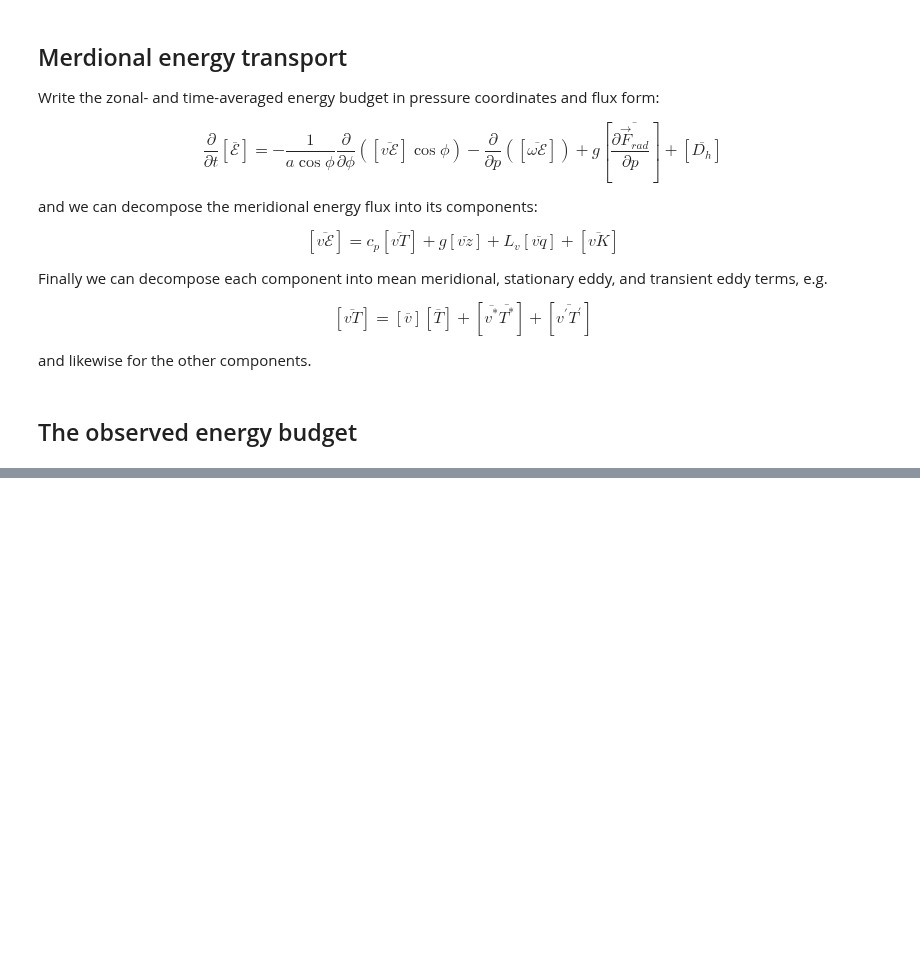
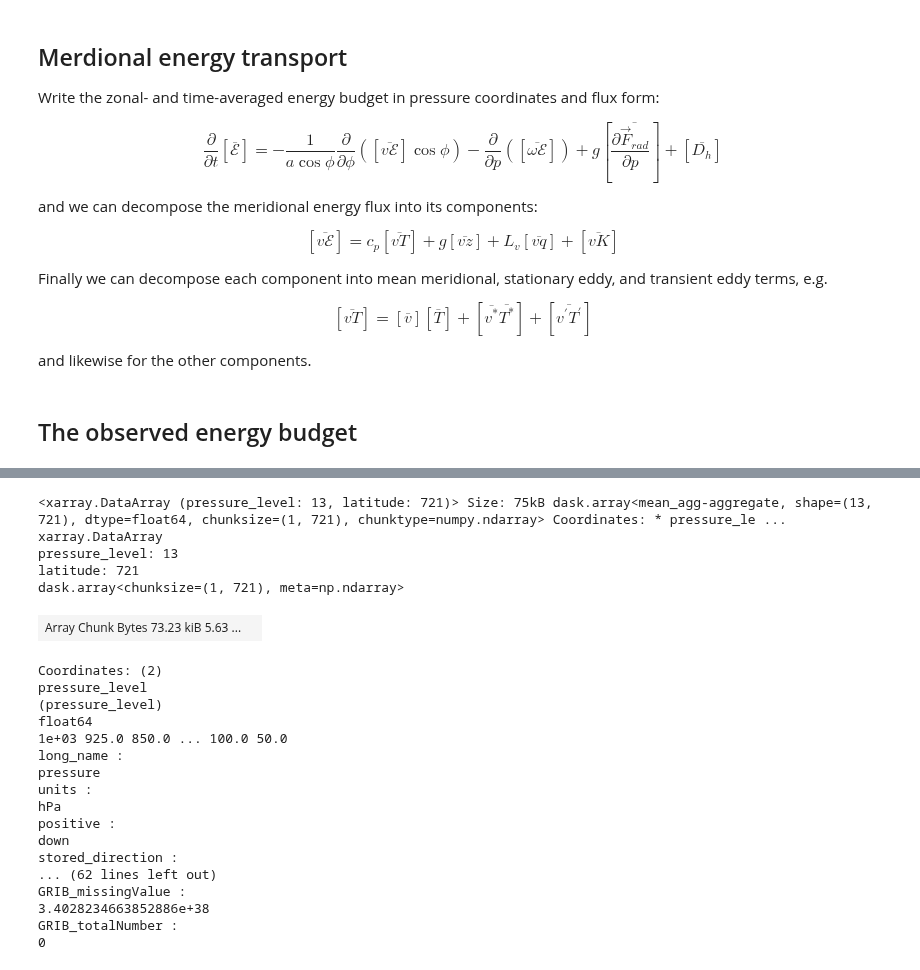
Before and after one commit to brian-rose/general-circulation, a Jupyter notebook: lectures/energy-budget.ipynb, the cells around one changed output, grey strips where cells are left out. Cells and saved outputs as stored; diff of their text form; code cells hidden in the pictures; blank space fills up the shorter version.

```diff
--- a/lectures/energy-budget.ipynb
+++ b/lectures/energy-budget.ipynb
@@ -123,21 +149,24 @@ Data variables: (12/16)
 # %%
 def bracket(data):
-    return data.mean(dim='lon', skipna=True)
+    return data.mean(dim='longitude', skipna=True)
 
 def star(data):
     return data - bracket(data)
 
-def bar(data, interval=ds.time.dt.month):
-    return data.groupby(interval).mean(skipna=True)
+def bar(data):
+    return data.mean(dim="valid_time", skipna=True)
 
-def prime(data, interval=ds.time.dt.month):
-    return data.groupby(interval) - bar(data, interval=interval)
+def prime(data):
+    return data - bar(data)
 
 def global_mean(data):
-    return data.weighted(np.cos(np.deg2rad(data.lat))).mean(dim=('lat','lon'), skipna=True)
+    return data.weighted(np.cos(np.deg2rad(data.latitude))).mean(dim=('latitude','longitude'), skipna=True)
+# %%
+#  Using a very short interval just for testing purposes
+interval = "2021-01-01"
 # %%
-v = ds.v
-T = ds.t - global_mean(ds.t) # we subtract the global mean everywhere to avoid large cancellations
+v = pressure_spatial.v.sel(valid_time=interval)
+T = pressure_spatial.t.sel(valid_time=interval)
 
 vbar = bar(v)
 vbracket = bracket(v)
@@ -145,11 +174,4 @@ vbarbracket = bracket(vbar)
 
 Tbar = bar(T)
 Tbracket = bracket(T)
-Tbarbracket = bracket(Tbar)
-
-vT = bracket(bar(v*T))
-vT_transient = bracket(bar(prime(v)*prime(T)))
-vT_stationary = bracket(star(vbar) * star(Tbar))
-vT_mmc = vbarbracket * bracket(Tbar - global_mean(Tbar))
-
-vT
+Tbarbracket = bar(Tbracket)
@@ -182,0 +178,3 @@ flux_list = [vT, vT_transient, vT_stationary, vT_mmc]
+# %%
+%%time
+Tbar_global = global_mean(Tbar).compute()  # we subtract the global mean everywhere to avoid large cancellations
@@ -182,0 +184,31 @@ flux_list = [vT, vT_transient, vT_stationary, vT_mmc]
+# %%
+vT = bar(bracket(v*(T - Tbar_global)))
+vT_transient = bracket(bar(prime(v)*prime(T)))
+vT_stationary = bracket(star(vbar) * star(Tbar))
+vT_mmc = vbarbracket * bracket(Tbar - Tbar_global)
+
+vT
+# %% [output]
+<xarray.DataArray (pressure_level: 13, latitude: 721)> Size: 75kB dask.array<mean_agg-aggregate, shape=(13, 721), dtype=float64, chunksize=(1, 721), chunktype=numpy.ndarray> Coordinates: * pressure_le ...
+xarray.DataArray
+pressure_level: 13
+latitude: 721
+dask.array<chunksize=(1, 721), meta=np.ndarray>
+| Array Chunk Bytes 73.23 kiB 5.63 ... |  |
+Coordinates: (2)
+pressure_level
+(pressure_level)
+float64
+1e+03 925.0 850.0 ... 100.0 50.0
+long_name :
+pressure
+units :
+hPa
+positive :
+down
+stored_direction :
+... (62 lines left out)
+GRIB_missingValue :
+3.4028234663852886e+38
+GRIB_totalNumber :
+0
```
Also changed, not shown: parts of 17 cells of this notebook.
